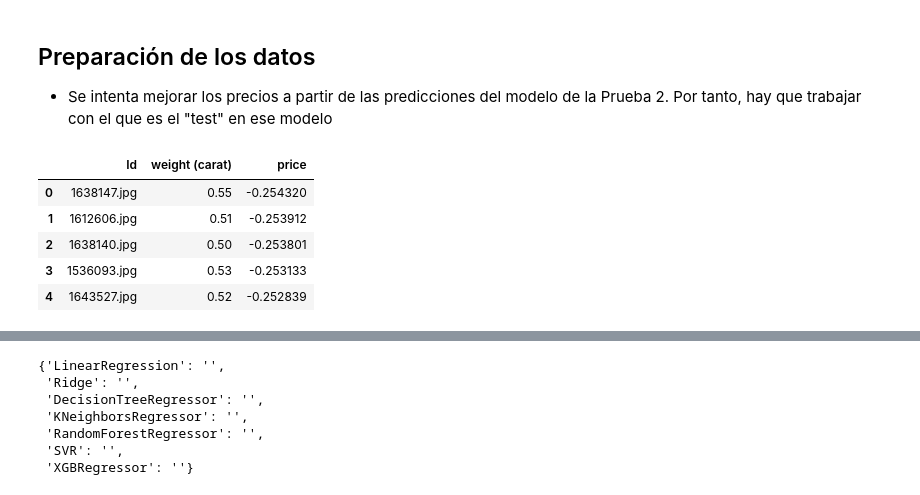
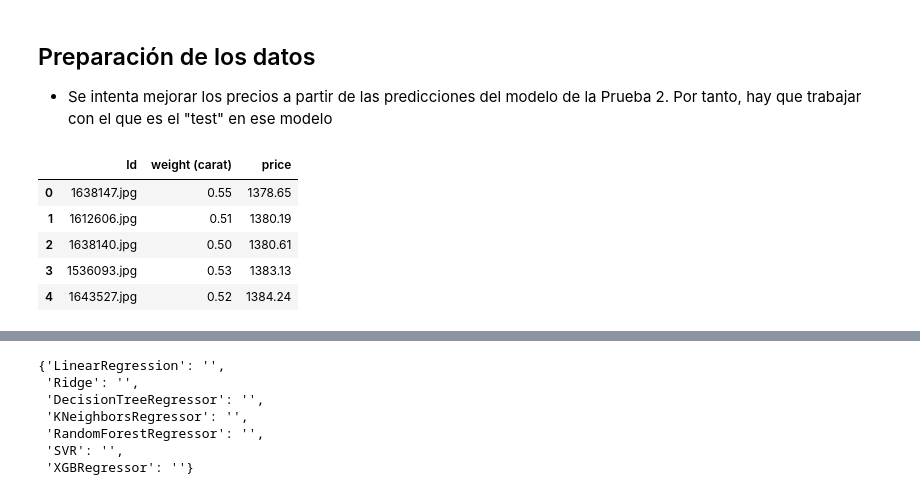
Before and after one commit to RogerPerello/Machine_learning-diamonds, a Jupyter notebook: src/notebooks/project/8_model_optimization_image.ipynb, the cells around one changed output, grey strips where cells are left out. Drawn from its saved outputs; the diff is of its cells as text; code cells hidden in the pictures.

```diff
--- a/src/notebooks/project/8_model_optimization_image.ipynb
+++ b/src/notebooks/project/8_model_optimization_image.ipynb
@@ -522,22 +522,18 @@ model
 # %%
 df_images_data = df_images_data_original.copy()
 
 df_images_data = df_images_data[['Id', 'weight (carat)', 'price']]
 
 df_images_data['Id'] = df_images_data['Id'].apply(lambda x: x + '.jpg')
 
-scaler = StandardScaler()
-
-df_images_data['price'] = scaler.fit_transform(df_images_data[['price']])
-
 df_images_data.head()
 # %% [output]
 |  | Id | weight (carat) | price |
-| 0 | 1638147.jpg | 0.55 | -0.254320 |
-| 1 | 1612606.jpg | 0.51 | -0.253912 |
-| 2 | 1638140.jpg | 0.50 | -0.253801 |
-| 3 | 1536093.jpg | 0.53 | -0.253133 |
-| 4 | 1643527.jpg | 0.52 | -0.252839 |
+| 0 | 1638147.jpg | 0.55 | 1378.65 |
+| 1 | 1612606.jpg | 0.51 | 1380.19 |
+| 2 | 1638140.jpg | 0.50 | 1380.61 |
+| 3 | 1536093.jpg | 0.53 | 1383.13 |
+| 4 | 1643527.jpg | 0.52 | 1384.24 |
 # %%
 previously_predicted_price = model.predict(test_generator)
 
```
Also changed, not shown: parts of 12 cells of this notebook.
